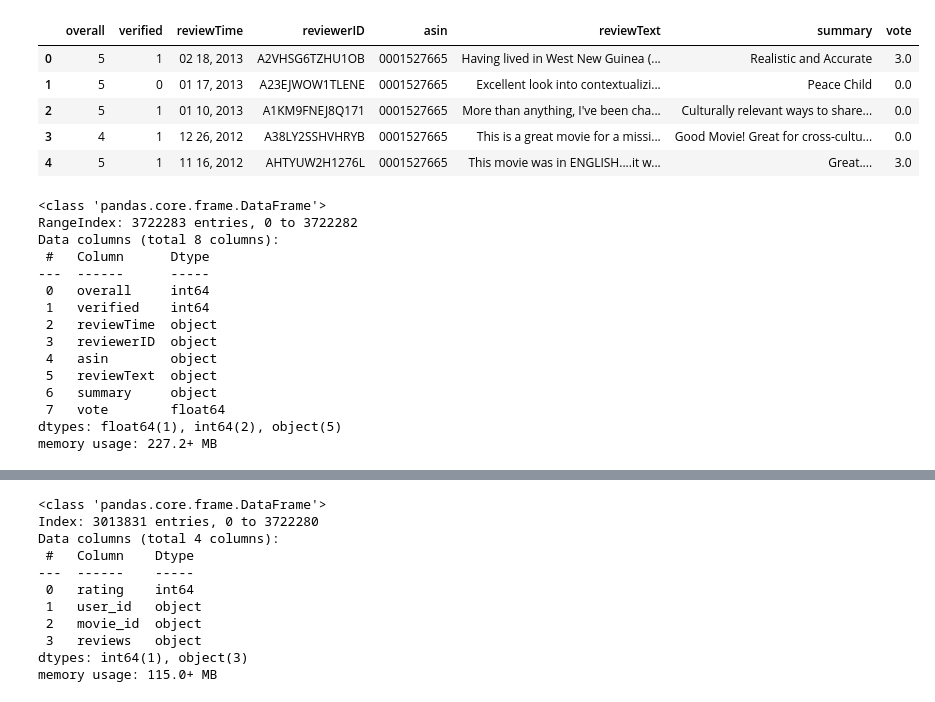
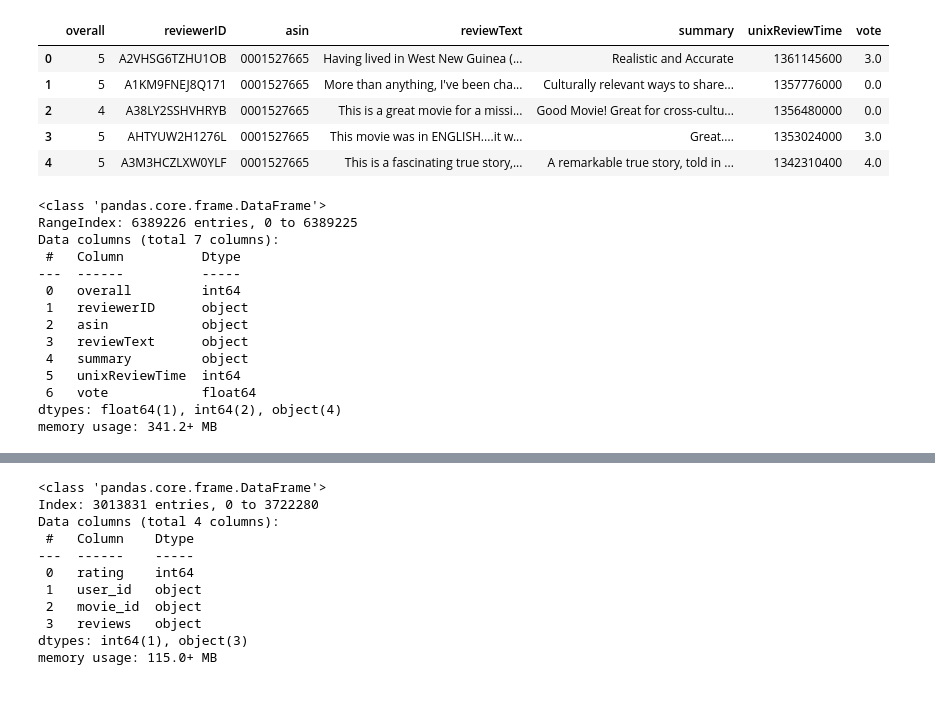
Before and after one commit to ImMaxRoss/film_finder, a Jupyter notebook: Jupyter_EDA/eda_collab_pt2.ipynb, the cells around one changed output, grey strips where cells are left out. Drawn from its saved outputs; the diff is of its cells as text; code cells hidden in the pictures.

```diff
--- a/Jupyter_EDA/eda_collab_pt2.ipynb
+++ b/Jupyter_EDA/eda_collab_pt2.ipynb
@@ -2,32 +2,31 @@
 import pandas as pd
 import numpy as np
 # %%
-df_read = pd.read_csv('../data/reviews_allstream.csv', encoding ='utf-8')
+df_read = pd.read_csv('../data/reviews_allvid.csv', encoding ='utf-8')
 df_read.head()
 # %% [output]
-|  | overall | verified | reviewTime | reviewerID | asin | reviewText | summary | vote |
-| 0 | 5 | 1 | 02 18, 2013 | A2VHSG6TZHU1OB | 0001527665 | Having lived in West New Guinea (... | Realistic and Accurate | 3.0 |
-| 1 | 5 | 0 | 01 17, 2013 | A23EJWOW1TLENE | 0001527665 | Excellent look into contextualizi... | Peace Child | 0.0 |
-| 2 | 5 | 1 | 01 10, 2013 | A1KM9FNEJ8Q171 | 0001527665 | More than anything, I've been cha... | Culturally relevant ways to share... | 0.0 |
-| 3 | 4 | 1 | 12 26, 2012 | A38LY2SSHVHRYB | 0001527665 | This is a great movie for a missi... | Good Movie! Great for cross-cultu... | 0.0 |
-| 4 | 5 | 1 | 11 16, 2012 | AHTYUW2H1276L | 0001527665 | This movie was in ENGLISH....it w... | Great.... | 3.0 |
+|  | overall | reviewerID | asin | reviewText | summary | unixReviewTime | vote |
+| 0 | 5 | A2VHSG6TZHU1OB | 0001527665 | Having lived in West New Guinea (... | Realistic and Accurate | 1361145600 | 3.0 |
+| 1 | 5 | A1KM9FNEJ8Q171 | 0001527665 | More than anything, I've been cha... | Culturally relevant ways to share... | 1357776000 | 0.0 |
+| 2 | 4 | A38LY2SSHVHRYB | 0001527665 | This is a great movie for a missi... | Good Movie! Great for cross-cultu... | 1356480000 | 0.0 |
+| 3 | 5 | AHTYUW2H1276L | 0001527665 | This movie was in ENGLISH....it w... | Great.... | 1353024000 | 3.0 |
+| 4 | 5 | A3M3HCZLXW0YLF | 0001527665 | This is a fascinating true story,... | A remarkable true story, told in ... | 1342310400 | 4.0 |
 # %%
 df_read.info()
 # %% [output]
 <class 'pandas.core.frame.DataFrame'>
-RangeIndex: 3722283 entries, 0 to 3722282
-Data columns (total 8 columns):
- #   Column      Dtype
----  ------      -----
- 0   overall     int64
- 1   verified    int64
- 2   reviewTime  object
- 3   reviewerID  object
- 4   asin        object
- 5   reviewText  object
- 6   summary     object
- 7   vote        float64
-dtypes: float64(1), int64(2), object(5)
-memory usage: 227.2+ MB
+RangeIndex: 6389226 entries, 0 to 6389225
+Data columns (total 7 columns):
+ #   Column          Dtype
+---  ------          -----
+ 0   overall         int64
+ 1   reviewerID      object
+ 2   asin            object
+ 3   reviewText      object
+ 4   summary         object
+ 5   unixReviewTime  int64
+ 6   vote            float64
+dtypes: float64(1), int64(2), object(4)
+memory usage: 341.2+ MB
 # %%
 df = df_read.copy()
```
Also changed, not shown: parts of 3 cells of this notebook, 5 other files.
